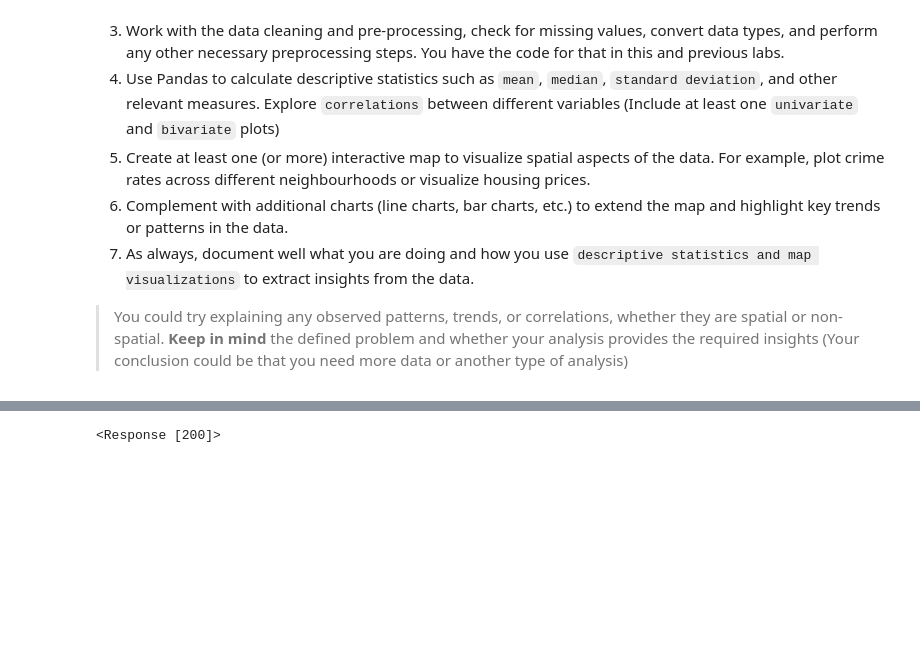
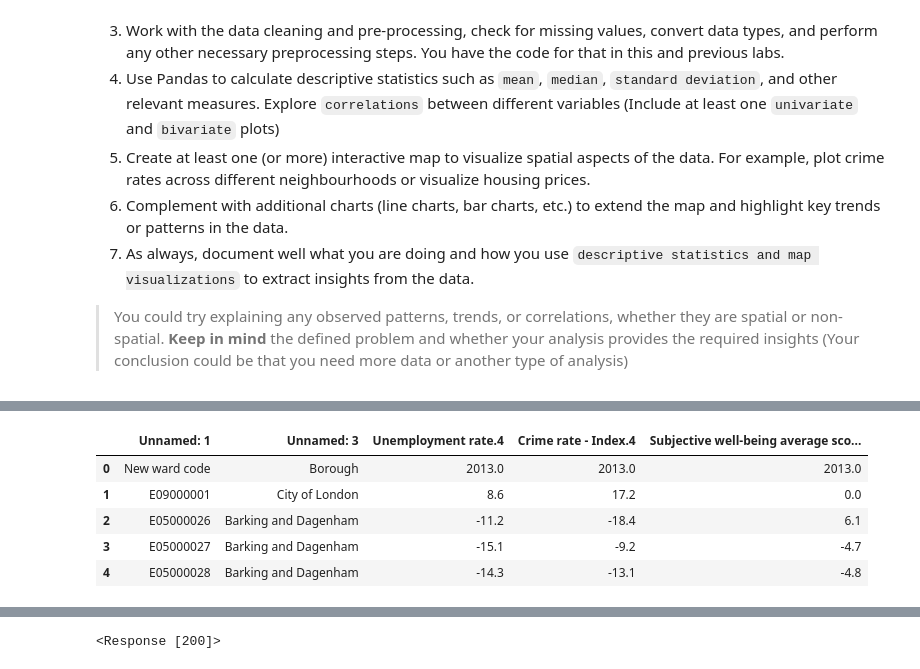
Before and after one commit to MagnusBurnet/UARepo, a Jupyter notebook: Lab 3/UA_LabWorkbook_3.ipynb, the cells around one changed output, grey strips where cells are left out. Drawn from its saved outputs; the diff is of its cells as text; code cells hidden in the pictures; blank space fills up the shorter version.

Commit message:
updating my repo

```diff
--- a/Lab 3/UA_LabWorkbook_3.ipynb
+++ b/Lab 3/UA_LabWorkbook_3.ipynb
@@ -303,3 +325,2 @@ data_df.head()
 # %%
-subset_df = data_df[["latitude", "longitude", "car", "person", "bicycle", "motorcycle", "bus", "truck"]] #subset data
-subset_df.head()
+data = pd.read_csv("/Users/magnusburnet/Desktop/UA Repo/Lab 3/data/London_data.csv")
@@ -323,0 +347,20 @@ geo_data.explore()
+# %%
+# Subset data
+subset = data[['Unnamed: 1',
+                            'Unnamed: 3',
+                            'Unemployment rate.4',
+                            'Crime rate - Index.4',
+                            'Subjective well-being average score.4',
+                            ]]
+
+# Remove any records that are not complete
+subset = subset.dropna()
+# %%
+subset.head()
+# %% [output]
+|  | Unnamed: 1 | Unnamed: 3 | Unemployment rate.4 | Crime rate - Index.4 | Subjective well-being average sco... |
+| 0 | New ward code | Borough | 2013.0 | 2013.0 | 2013.0 |
+| 1 | E09000001 | City of London | 8.6 | 17.2 | 0.0 |
+| 2 | E05000026 | Barking and Dagenham | -11.2 | -18.4 | 6.1 |
+| 3 | E05000027 | Barking and Dagenham | -15.1 | -9.2 | -4.7 |
+| 4 | E05000028 | Barking and Dagenham | -14.3 | -13.1 | -4.8 |
```
Also changed, not shown: parts of 38 cells of this notebook, 4 other files.
